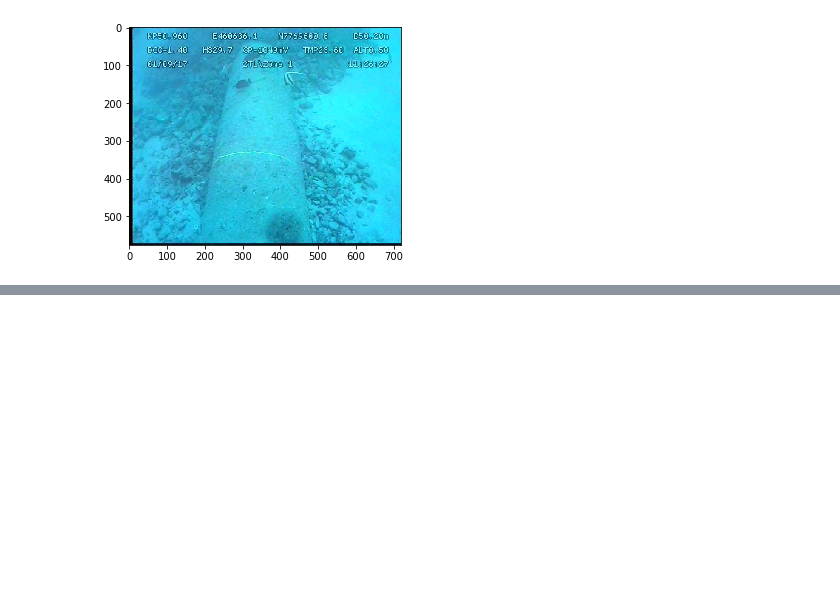
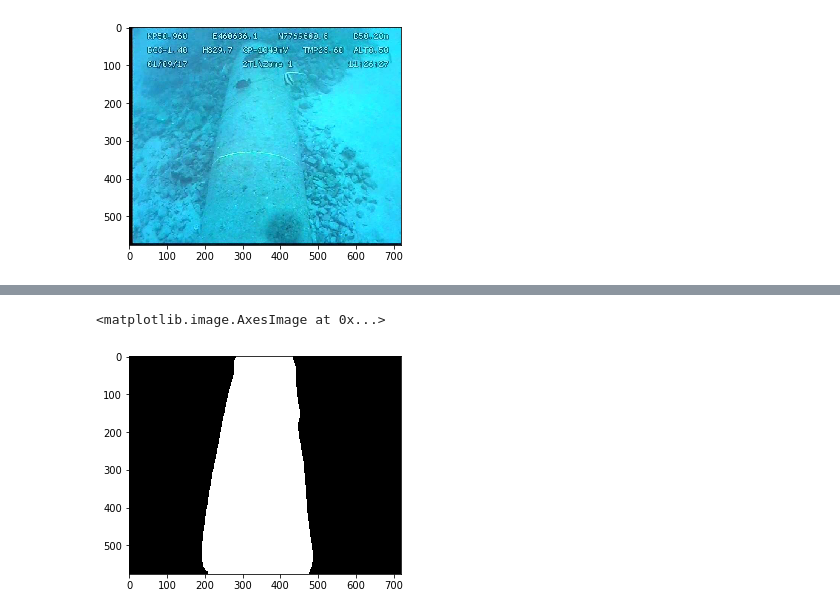
Before and after one commit to saeidp/Temp, a Jupyter notebook: pipeTracker/pipe-tracker.ipynb, the cells around one changed output, grey strips where cells are left out. Cells and saved outputs as stored; diff of their text form; code cells hidden in the pictures; blank space fills up the shorter version.

```diff
--- a/pipeTracker/pipe-tracker.ipynb
+++ b/pipeTracker/pipe-tracker.ipynb
@@ -44 +44,10 @@ plt.show()
+# %%
+#predict = cv2.imdecode(predict, flags=0)
+predict = predict.astype(np.uint8)
+dst = cv2.fastNlMeansDenoising(predict,None,10,7,21)
+
+plt.imshow(dst, cmap='gray')
+# %% [output]
+<matplotlib.image.AxesImage at 0x...>
+[figure, added]
 # %%
```
Also changed, not shown: parts of 6 cells of this notebook, 6 other files.
